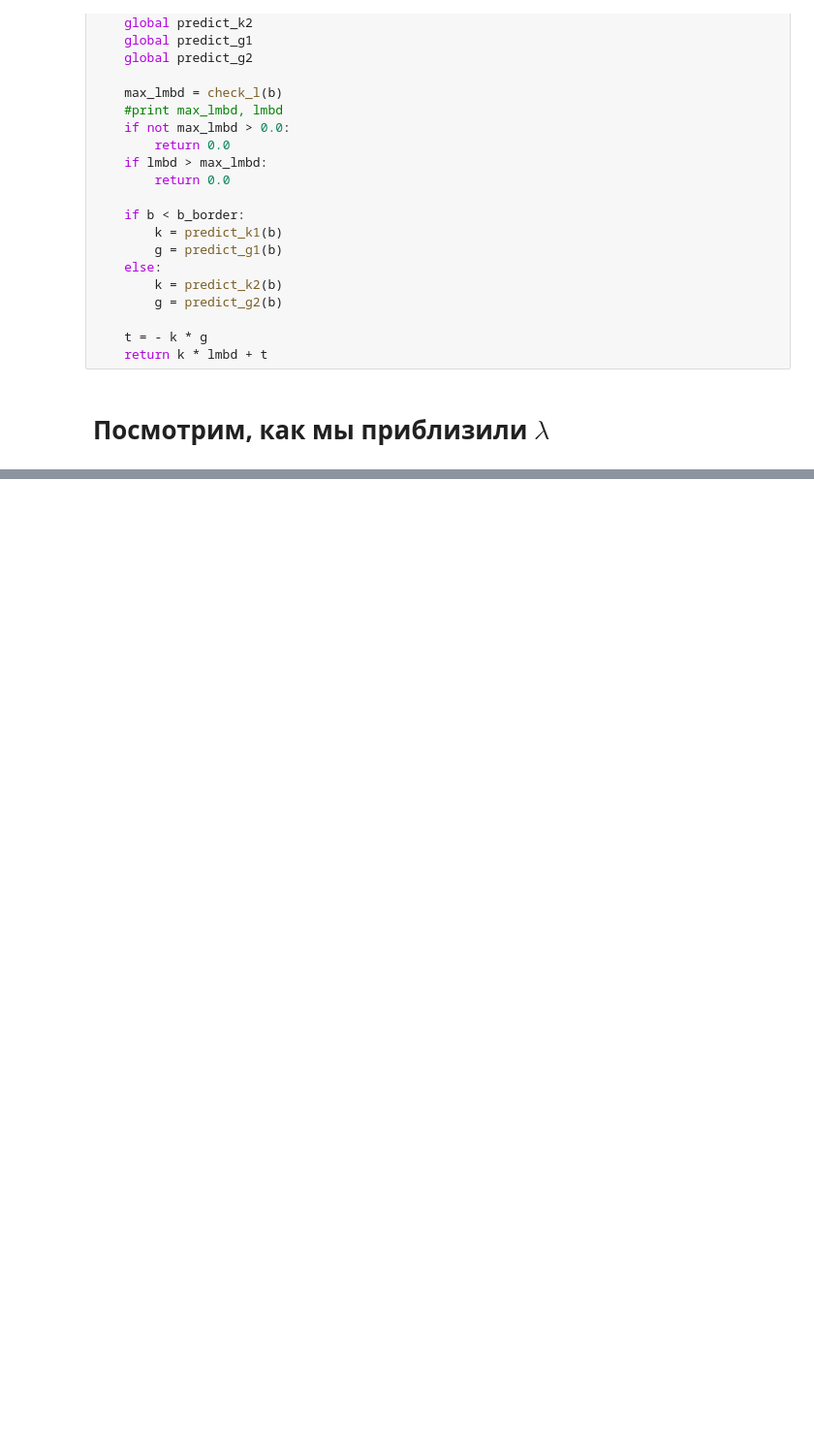
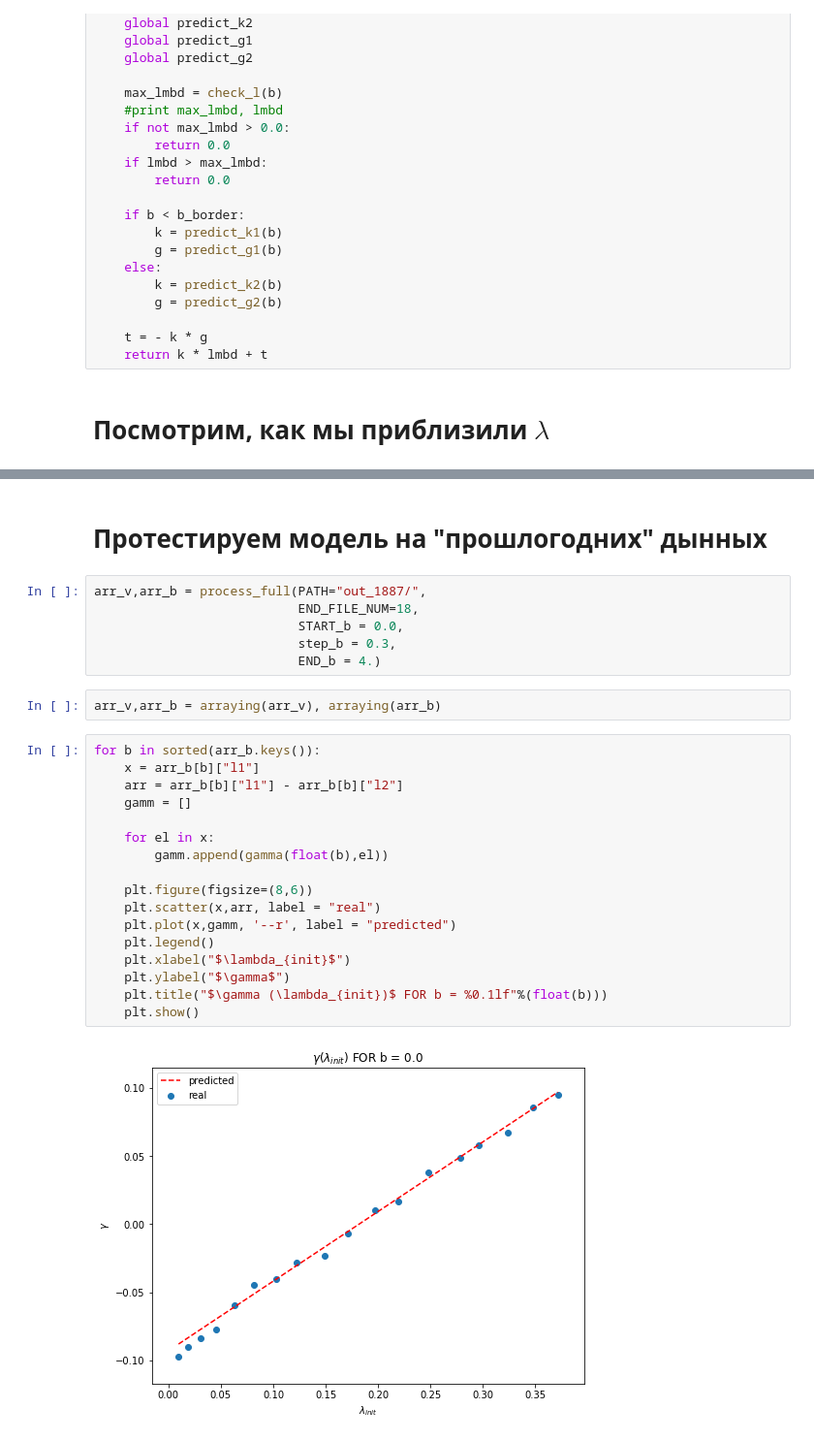
Before and after one commit to VitaliyRakitin/Diploma, a Jupyter notebook: Params31.ipynb, the cells around one changed output, grey strips where cells are left out. Shown at 97% size. Cells and saved outputs as stored; diff of their text form; blank space fills up the shorter version.

```diff
--- a/Params31.ipynb
+++ b/Params31.ipynb
@@ -892 +892,30 @@ for b in sorted(result_b.keys()):
 ... (16 outputs left out)
+# %% [markdown]
+# Протестируем модель на "прошлогодних" дынных
+# %%
+arr_v,arr_b = process_full(PATH="out_1887/",
+                           END_FILE_NUM=18,
+                           START_b = 0.0,
+                           step_b = 0.3,
+                           END_b = 4.)
+# %%
+arr_v,arr_b = arraying(arr_v), arraying(arr_b)
+# %%
+for b in sorted(arr_b.keys()):
+    x = arr_b[b]["l1"]
+    arr = arr_b[b]["l1"] - arr_b[b]["l2"]
+    gamm = []
+
+    for el in x:
+        gamm.append(gamma(float(b),el))
+
+    plt.figure(figsize=(8,6))
+    plt.scatter(x,arr, label = "real")
+    plt.plot(x,gamm, '--r', label = "predicted")
+    plt.legend()
+    plt.xlabel("$\lambda_{init}$")
+    plt.ylabel("$\gamma$")
+    plt.title("$\gamma (\lambda_{init})$ FOR b = %0.1lf"%(float(b)))
+    plt.show()
+# %% [output]
+[figure, added]
```
Also changed, not shown: parts of 2 cells of this notebook.
